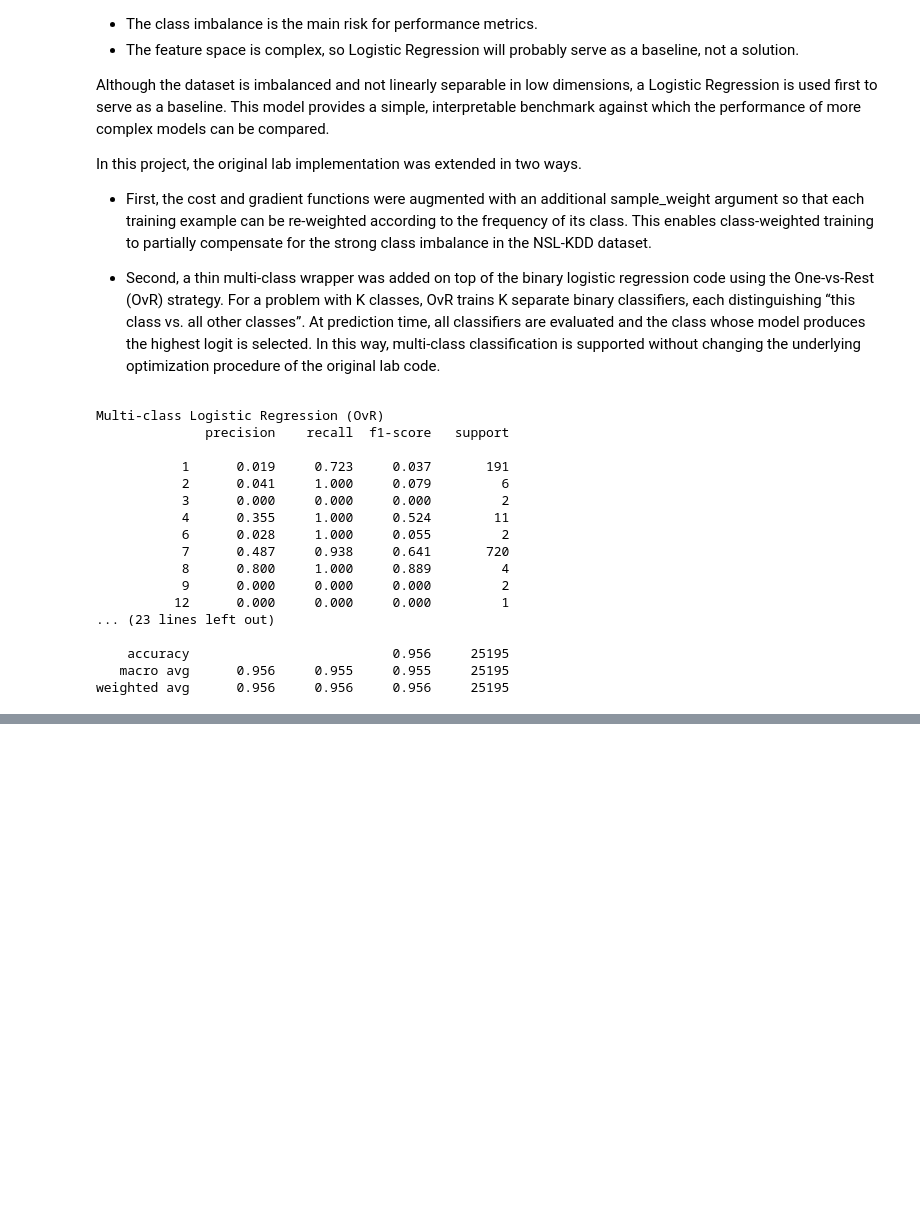
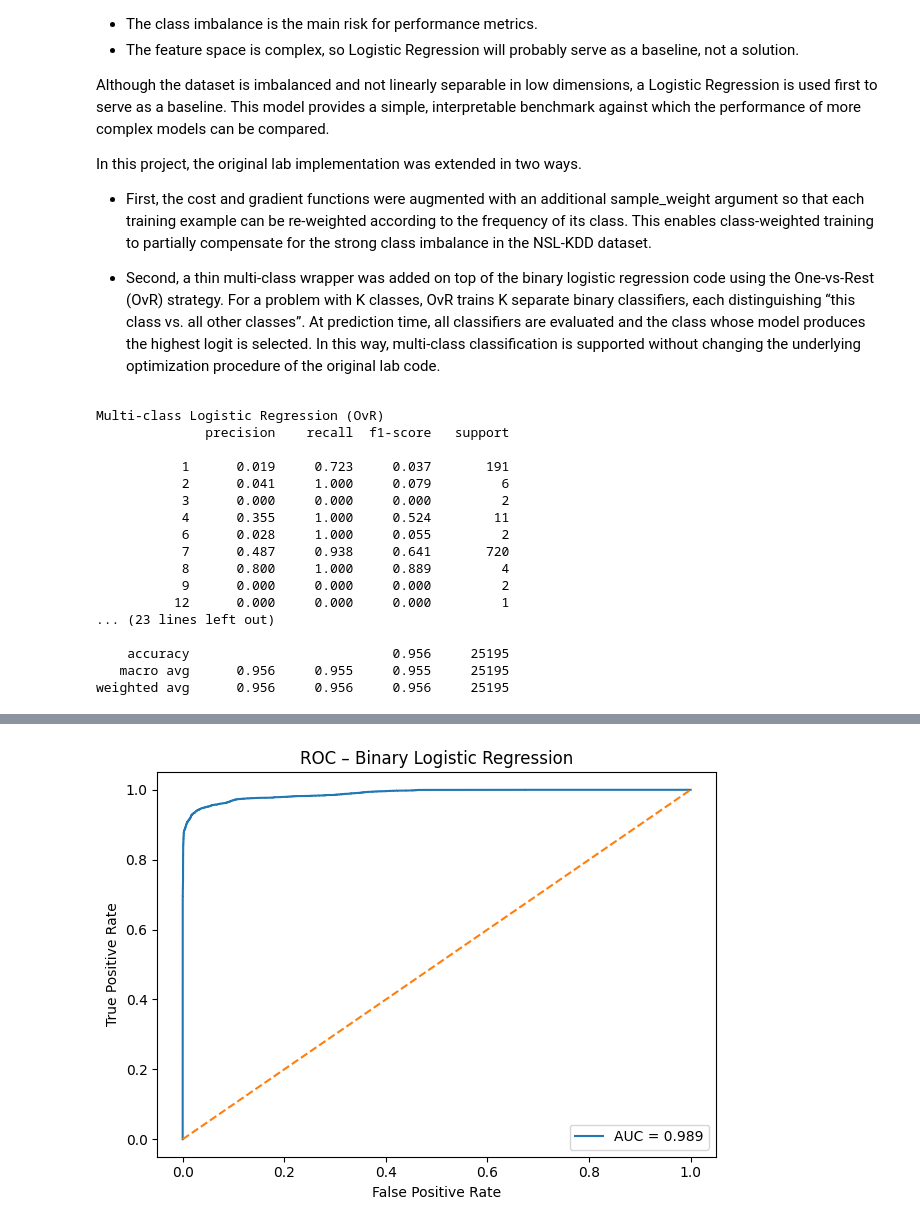
Before and after one commit to thelefthub/GV-NSL-KDD, a Jupyter notebook: model1_lr_nsl_kdd.ipynb, the cells around one changed output, grey strips where cells are left out. Saved outputs shown, nothing was run; the diff lists cells and outputs as text; code cells hidden in the pictures; blank space fills up the shorter version.

Commit message:
more model 1 validation

```diff
--- a/model1_lr_nsl_kdd.ipynb
+++ b/model1_lr_nsl_kdd.ipynb
@@ -480,0 +482,85 @@ Logistic Regression performs very well in the binary etting, achieving over 95%
+# %%
+# more investigation and visualisation
+
+# ROC curve & AUC (binary)
+F_wb_val = sigmoid(np.dot(X_val, w_bin) + b_bin)
+
+fpr, tpr, thresholds = roc_curve(y_val_bin, F_wb_val)
+roc_auc = auc(fpr, tpr)
+
+plt.figure()
+plt.plot(fpr, tpr, label=f"AUC = {roc_auc:.3f}")
+plt.plot([0, 1], [0, 1], linestyle="--")
+plt.xlabel("False Positive Rate")
+plt.ylabel("True Positive Rate")
+plt.title("ROC – Binary Logistic Regression")
+plt.legend()
+plt.tight_layout()
+plt.show()
+
+# Precision–Recall curve
+prec, rec, thresholds = precision_recall_curve(y_val_bin, F_wb_val)
+score = average_precision_score(y_val_bin, F_wb_val)
+
+plt.figure()
+plt.plot(rec, prec, label=f"AvgPr = {score:.3f}")
+plt.xlabel("Recall")
+plt.ylabel("Precision")
+plt.title("Precision–Recall curve – Binary Logistic Regression")
+plt.legend()
+plt.tight_layout()
+plt.show()
+
+# Stratified K-fold (5) cross-validation
+fold = StratifiedKFold(n_splits=5, shuffle=True, random_state=0)
+
+accs, f1s = [], []
+
+for train_id, val_id in fold.split(X_train, y_train_bin):
+    X_tr, X_va = X_train[train_id], X_train[val_id]
+    y_tr, y_va = y_train_bin[train_id], y_train_bin[val_id]
+
+    w_cv, b_cv = train_logreg_binary(
+        X_tr, y_tr,
+        alpha=0.1,
+        num_iters=500,
+        lambda_=0.0
+    )
+
+    y_va_pred = predict_binary(X_va, w_cv, b_cv)
+
+    accs.append(accuracy_score(y_va, y_va_pred))
+    f1s.append(f1_score(y_va, y_va_pred))
+
+print(f"5-fold CV accuracy: {np.mean(accs):.3f} ± {np.std(accs):.3f}")
+print(f"5-fold CV F1 (intrusive): {np.mean(f1s):.3f} ± {np.std(f1s):.3f}")
+
+# Confusion matrix for multi-class
+cm = confusion_matrix(y_val, y_val_pred_multi, labels=classes)
+
+plt.figure(figsize=(8, 6))
+plt.imshow(cm, interpolation='nearest')
+plt.title("Confusion Matrix – Multi-class Logistic Regression (OvR)")
+plt.colorbar()
+tick_marks = np.arange(len(classes))
+plt.xticks(tick_marks, classes, rotation=90)
+plt.yticks(tick_marks, classes)
+plt.xlabel("Predicted label")
+plt.ylabel("True label")
+plt.tight_layout()
+plt.show()
+
+# top accuracy
+def top_k_accuracy(X, y_true, classes, W, b_vec, k=3):
+    logits = np.dot(X, W.T) + b_vec[None, :]
+    topk_id = np.argsort(logits, axis=1)[:, ::-1][:, :k]
+    topk_classes = classes[topk_id]
+    hits = [y_true[i] in topk_classes[i] for i in range(len(y_true))]
+    return np.mean(hits)
+
+top1 = top_k_accuracy(X_val, y_val, classes, W, b_vec, k=1)
+top3 = top_k_accuracy(X_val, y_val, classes, W, b_vec, k=3)
+print("Top-1 accuracy:", top1)
+print("Top-3 accuracy:", top3)
+# %% [output]
+[figure, added]
```
Also changed, not shown: parts of 4 cells of this notebook, 1 other file.
